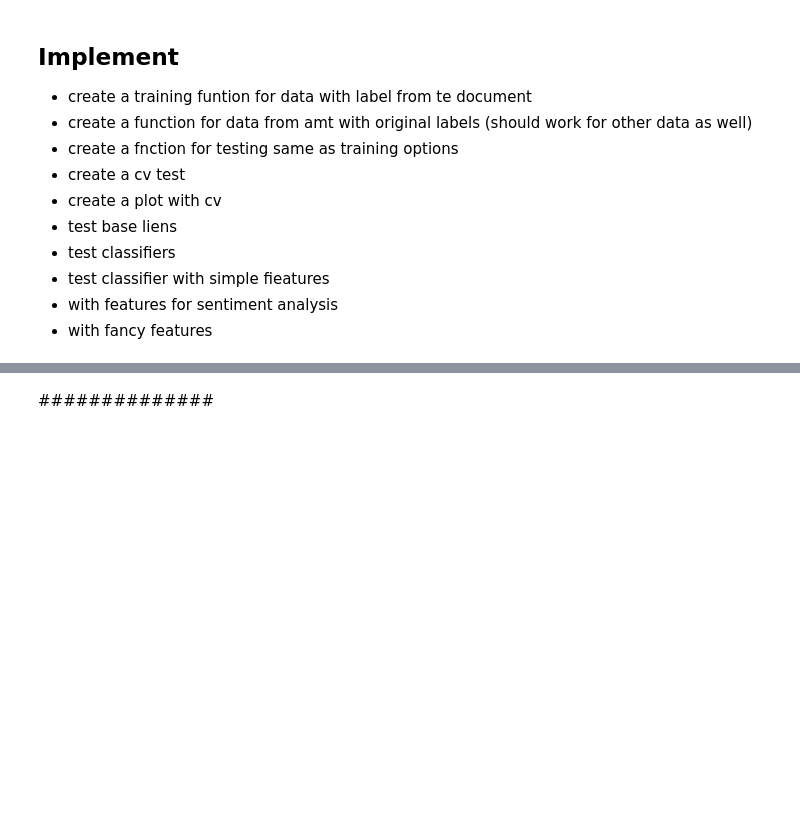
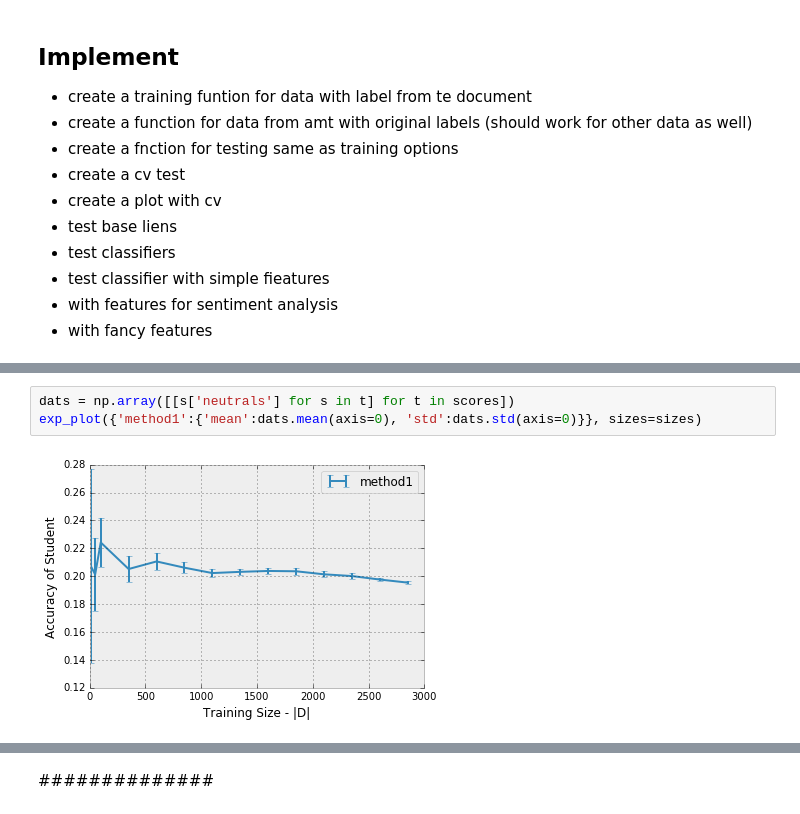
Before and after one commit to mramire8/notebooks, a Jupyter notebook: revisiting/sentence_classifier_features.ipynb, the cells around one changed output, grey strips where cells are left out. Saved outputs shown, nothing was run; the diff lists cells and outputs as text; blank space fills up the shorter version.

```diff
--- a/revisiting/sentence_classifier_features.ipynb
+++ b/revisiting/sentence_classifier_features.ipynb
@@ -515,0 +725,5 @@ scores, mean, std = experiment_v2(train_x,train_y, train_clf, test_clf, s,sent_s
+# %%
+dats = np.array([[s['neutrals'] for s in t] for t in scores])
+exp_plot({'method1':{'mean':dats.mean(axis=0), 'std':dats.std(axis=0)}}, sizes=sizes)
+# %% [output]
+[figure, added]
```
Also changed, not shown: parts of 38 cells of this notebook, 3 other files.
